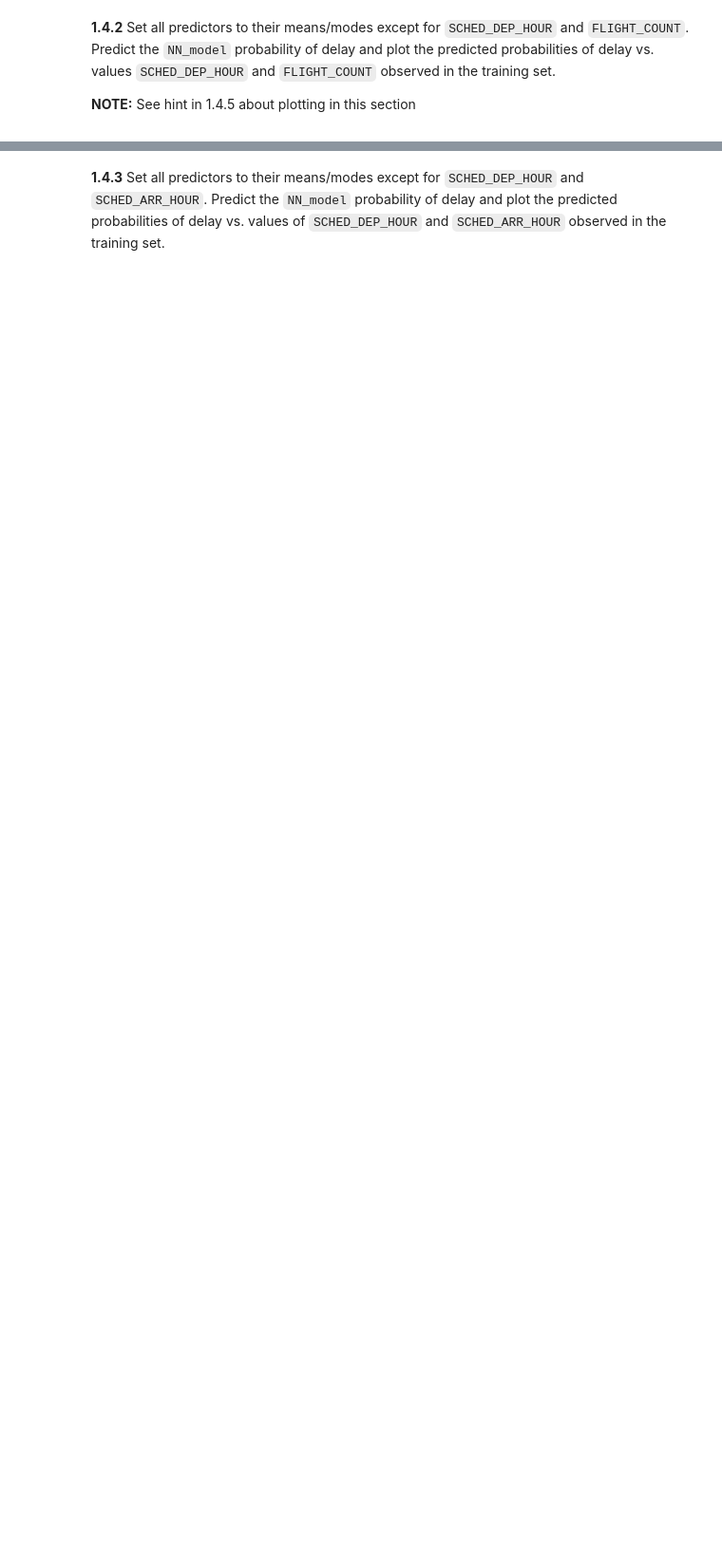
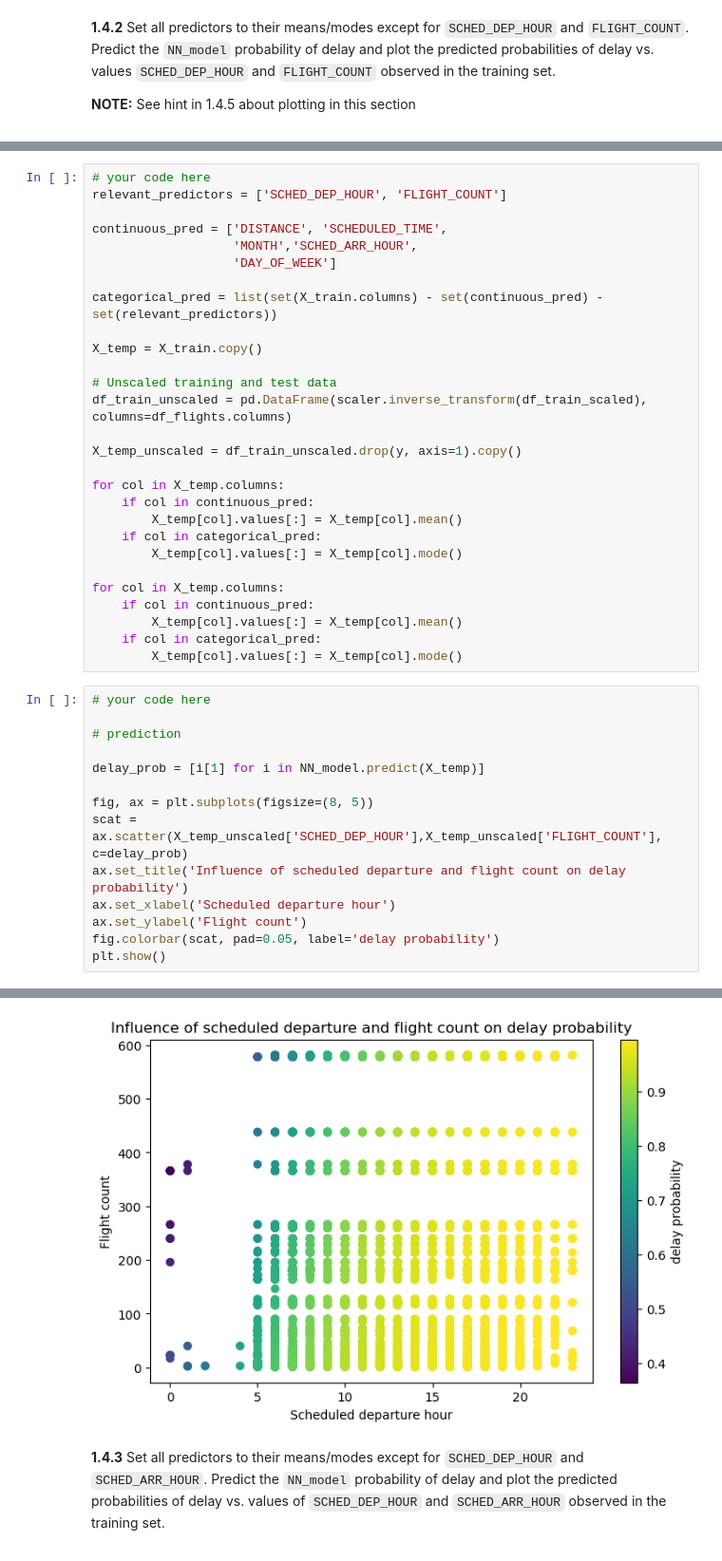
Before and after one commit to jamesliounis/Harvard-Deep-Learning, a Jupyter notebook: cs109b_hw3/cs109b_hw3.ipynb, the cells around one changed output, grey strips where cells are left out. Shown at 95% size. Cells and saved outputs as stored; diff of their text form; blank space fills up the shorter version.

```diff
--- a/cs109b_hw3/cs109b_hw3.ipynb
+++ b/cs109b_hw3/cs109b_hw3.ipynb
@@ -579,0 +571,43 @@ plt.show()
+# %%
+# your code here
+relevant_predictors = ['SCHED_DEP_HOUR', 'FLIGHT_COUNT']
+
+continuous_pred = ['DISTANCE', 'SCHEDULED_TIME',
+                   'MONTH','SCHED_ARR_HOUR',
+                   'DAY_OF_WEEK']
+
+categorical_pred = list(set(X_train.columns) - set(continuous_pred) - set(relevant_predictors))
+
+X_temp = X_train.copy()
+
+# Unscaled training and test data
+df_train_unscaled = pd.DataFrame(scaler.inverse_transform(df_train_scaled), columns=df_flights.columns)
+
+X_temp_unscaled = df_train_unscaled.drop(y, axis=1).copy()
+
+for col in X_temp.columns:
+    if col in continuous_pred:
+        X_temp[col].values[:] = X_temp[col].mean()
+    if col in categorical_pred:
+        X_temp[col].values[:] = X_temp[col].mode()
+
+for col in X_temp.columns:
+    if col in continuous_pred:
+        X_temp[col].values[:] = X_temp[col].mean()
+    if col in categorical_pred:
+        X_temp[col].values[:] = X_temp[col].mode()
+# %%
+# your code here
+
+# prediction
+
+delay_prob = [i[1] for i in NN_model.predict(X_temp)]
+
+fig, ax = plt.subplots(figsize=(8, 5))
+scat = ax.scatter(X_temp_unscaled['SCHED_DEP_HOUR'],X_temp_unscaled['FLIGHT_COUNT'], c=delay_prob)
+ax.set_title('Influence of scheduled departure and flight count on delay probability')
+ax.set_xlabel('Scheduled departure hour')
+ax.set_ylabel('Flight count')
+fig.colorbar(scat, pad=0.05, label='delay probability')
+plt.show()
+# %% [output]
@@ -580,3 +615,4 @@ plt.show()
+[figure, added]
 # %% [markdown]
 <div class='exercise-r'>
 
```
Also changed, not shown: parts of 31 cells of this notebook.
